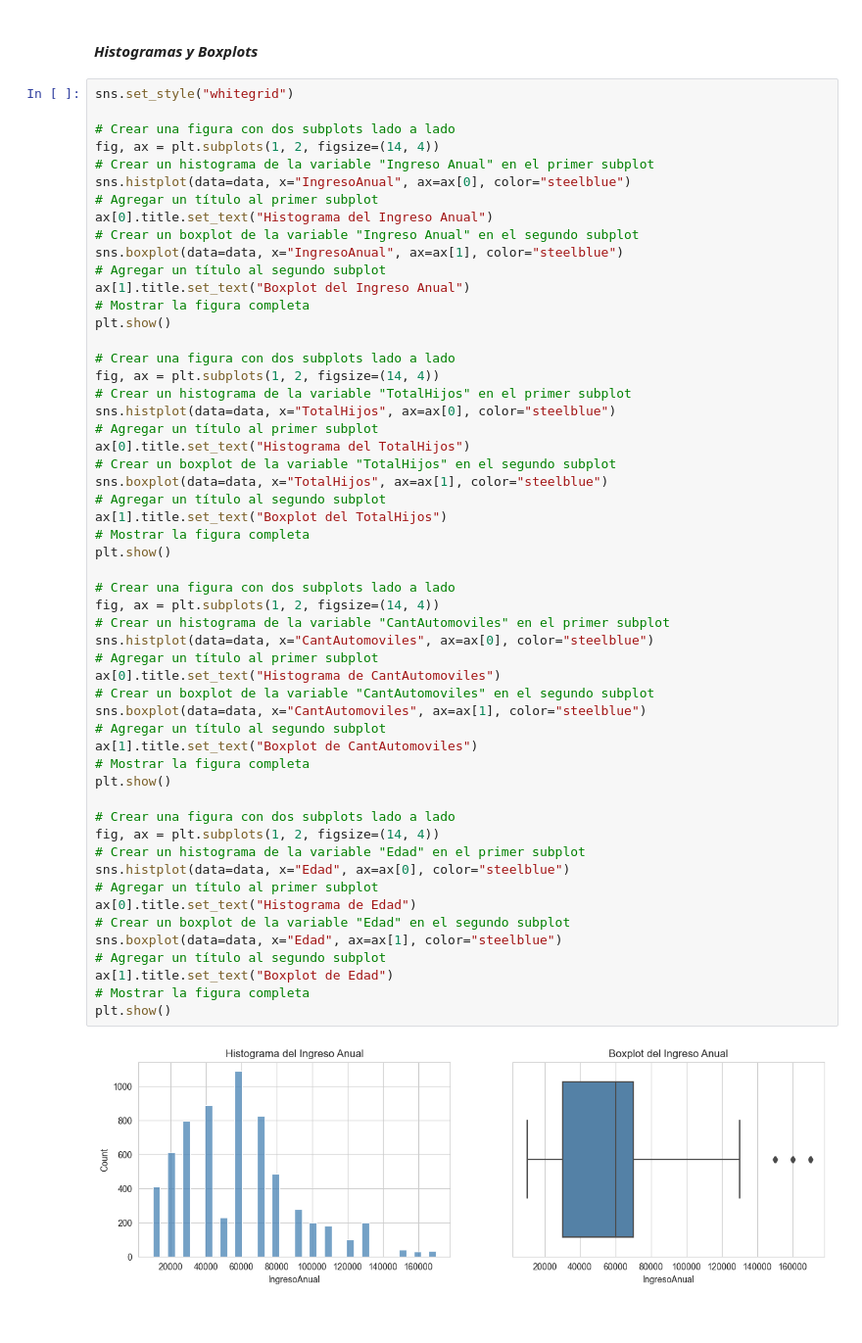
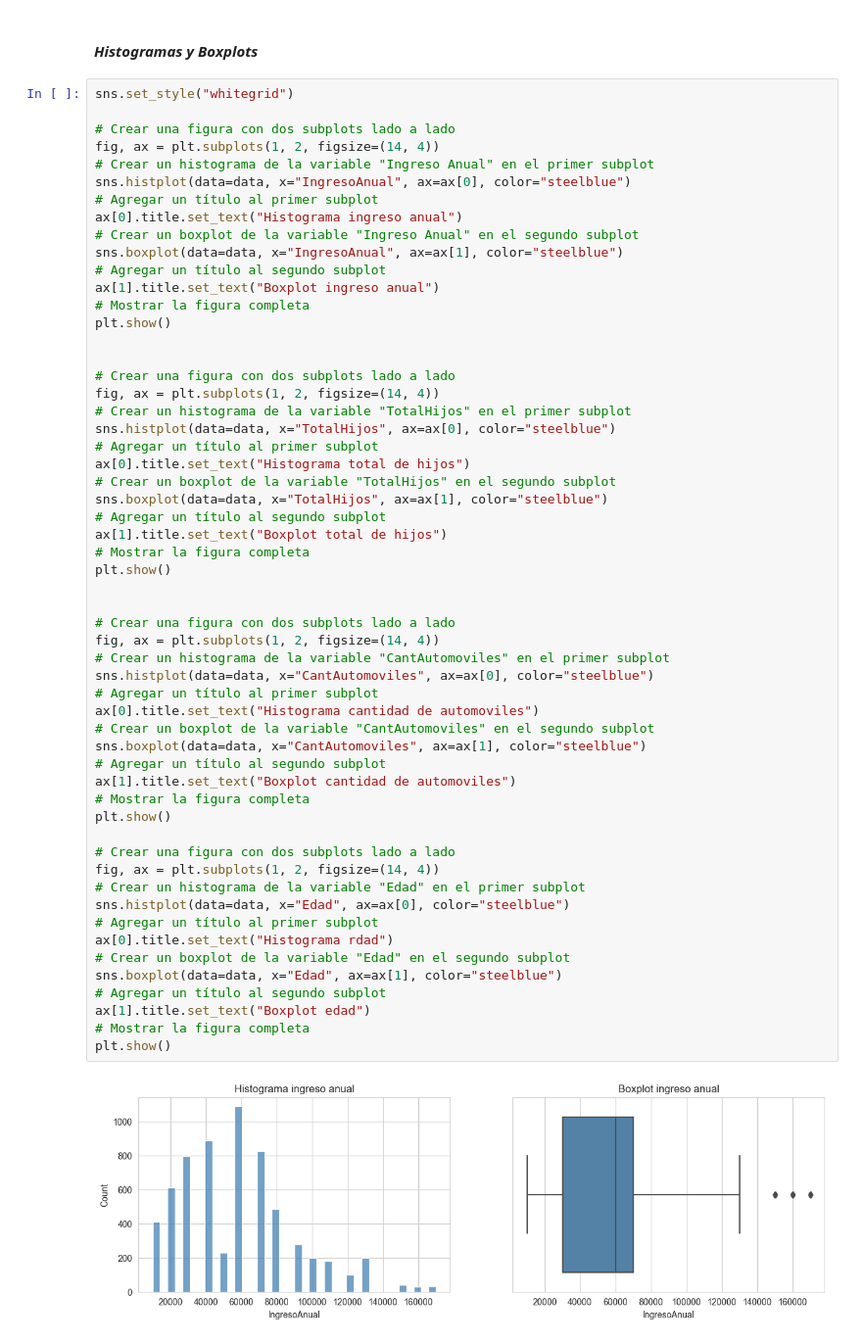
Before and after one commit to MartinSola55/MineriaDeDatos, a Jupyter notebook: TP.ipynb, the cells around one changed output. Shown at 98% size. Cells and saved outputs as stored; diff of their text form.

Commit message:
Diagramas

```diff
--- a/TP.ipynb
+++ b/TP.ipynb
@@ -196,52 +196,54 @@ fig, ax = plt.subplots(1, 2, figsize=(14, 4))
 # Crear un histograma de la variable "Ingreso Anual" en el primer subplot
 sns.histplot(data=data, x="IngresoAnual", ax=ax[0], color="steelblue")
 # Agregar un título al primer subplot
-ax[0].title.set_text("Histograma del Ingreso Anual")
+ax[0].title.set_text("Histograma ingreso anual")
 # Crear un boxplot de la variable "Ingreso Anual" en el segundo subplot
 sns.boxplot(data=data, x="IngresoAnual", ax=ax[1], color="steelblue")
 # Agregar un título al segundo subplot
-ax[1].title.set_text("Boxplot del Ingreso Anual")
+ax[1].title.set_text("Boxplot ingreso anual")
 # Mostrar la figura completa
 plt.show()
+
 
 # Crear una figura con dos subplots lado a lado
 fig, ax = plt.subplots(1, 2, figsize=(14, 4))
 # Crear un histograma de la variable "TotalHijos" en el primer subplot
 sns.histplot(data=data, x="TotalHijos", ax=ax[0], color="steelblue")
 # Agregar un título al primer subplot
-ax[0].title.set_text("Histograma del TotalHijos")
+ax[0].title.set_text("Histograma total de hijos")
 # Crear un boxplot de la variable "TotalHijos" en el segundo subplot
 sns.boxplot(data=data, x="TotalHijos", ax=ax[1], color="steelblue")
 # Agregar un título al segundo subplot
-ax[1].title.set_text("Boxplot del TotalHijos")
+ax[1].title.set_text("Boxplot total de hijos")
 # Mostrar la figura completa
 plt.show()
+
 
 # Crear una figura con dos subplots lado a lado
 fig, ax = plt.subplots(1, 2, figsize=(14, 4))
 # Crear un histograma de la variable "CantAutomoviles" en el primer subplot
 sns.histplot(data=data, x="CantAutomoviles", ax=ax[0], color="steelblue")
 # Agregar un título al primer subplot
-ax[0].title.set_text("Histograma de CantAutomoviles")
+ax[0].title.set_text("Histograma cantidad de automoviles")
 # Crear un boxplot de la variable "CantAutomoviles" en el segundo subplot
 sns.boxplot(data=data, x="CantAutomoviles", ax=ax[1], color="steelblue")
 # Agregar un título al segundo subplot
-ax[1].title.set_text("Boxplot de CantAutomoviles")
+ax[1].title.set_text("Boxplot cantidad de automoviles")
 # Mostrar la figura completa
 plt.show()
 
 # Crear una figura con dos subplots lado a lado
 fig, ax = plt.subplots(1, 2, figsize=(14, 4))
 # Crear un histograma de la variable "Edad" en el primer subplot
 sns.histplot(data=data, x="Edad", ax=ax[0], color="steelblue")
 # Agregar un título al primer subplot
-ax[0].title.set_text("Histograma de Edad")
+ax[0].title.set_text("Histograma rdad")
 # Crear un boxplot de la variable "Edad" en el segundo subplot
 sns.boxplot(data=data, x="Edad", ax=ax[1], color="steelblue")
 # Agregar un título al segundo subplot
-ax[1].title.set_text("Boxplot de Edad")
+ax[1].title.set_text("Boxplot edad")
 # Mostrar la figura completa
 plt.show()
 # %% [output]
-[figure, old version]
+[figure, new version]
 [figure]
```
Also changed, not shown: parts of 18 cells of this notebook.
